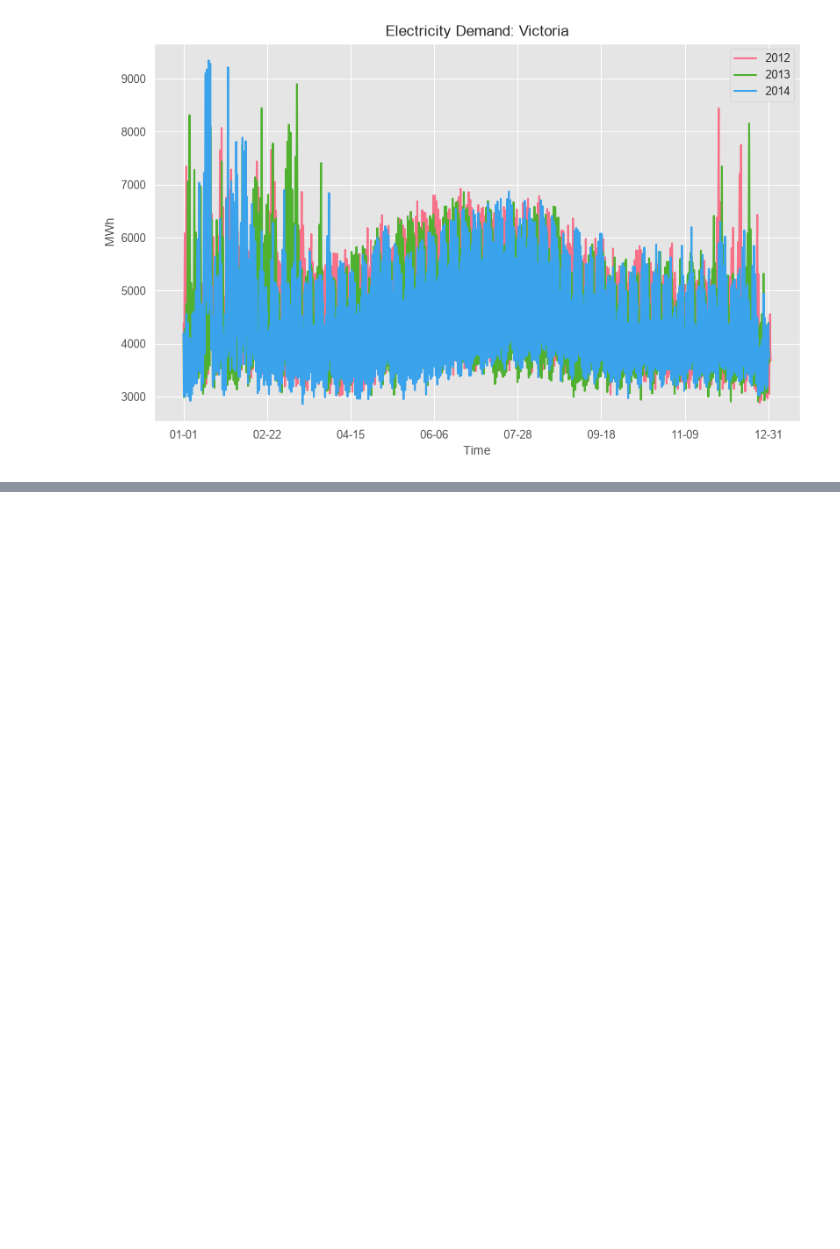
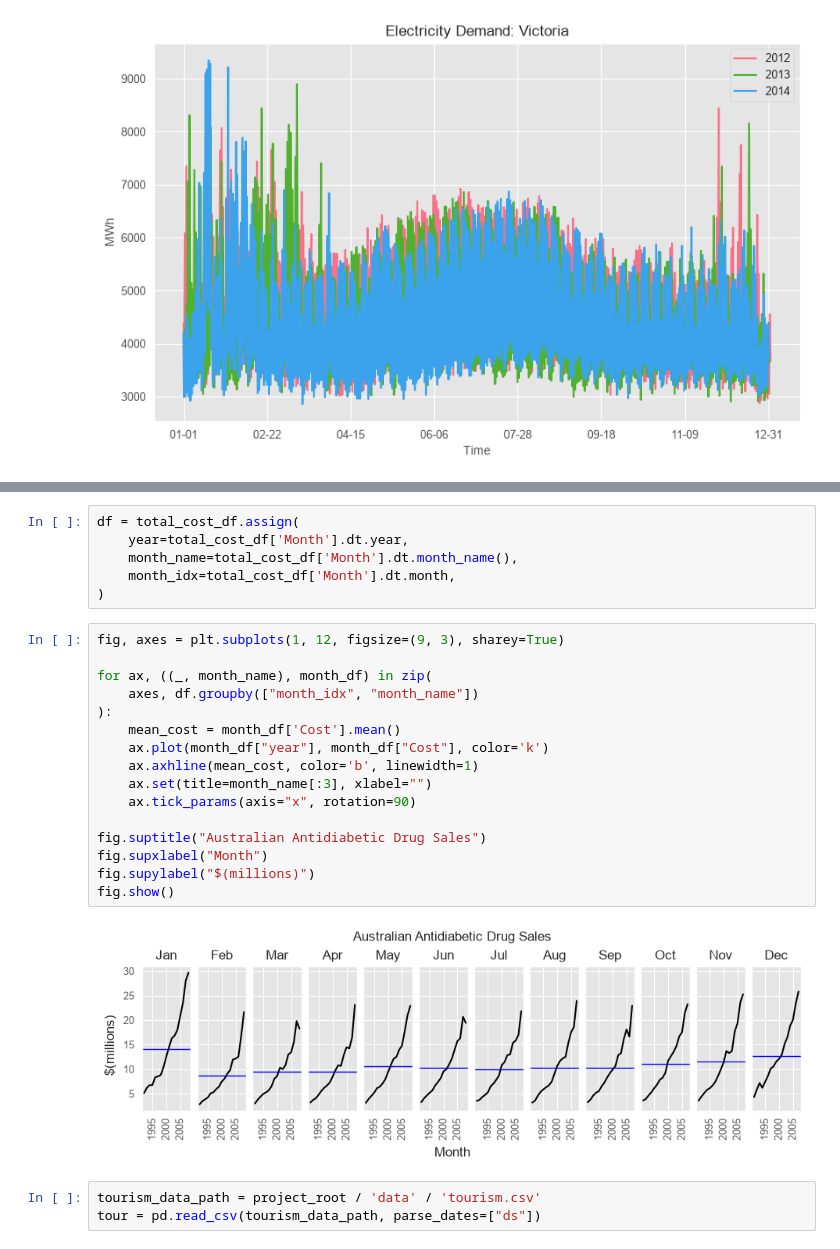
Before and after one commit to Ak62007/TS, a Jupyter notebook: notebooks/00_TS_Graphics.ipynb, the cells around one changed output, grey strips where cells are left out. Saved outputs shown, nothing was run; the diff lists cells and outputs as text; blank space fills up the shorter version.

Commit message:
Learnt more about scatter plots and corr plots

```diff
--- a/notebooks/00_TS_Graphics.ipynb
+++ b/notebooks/00_TS_Graphics.ipynb
@@ -665,0 +682,27 @@ fig.show()
+# %%
+df = total_cost_df.assign(
+    year=total_cost_df['Month'].dt.year,
+    month_name=total_cost_df['Month'].dt.month_name(),
+    month_idx=total_cost_df['Month'].dt.month,
+)
+# %%
+fig, axes = plt.subplots(1, 12, figsize=(9, 3), sharey=True)
+
+for ax, ((_, month_name), month_df) in zip(
+    axes, df.groupby(["month_idx", "month_name"])
+):
+    mean_cost = month_df['Cost'].mean()
+    ax.plot(month_df["year"], month_df["Cost"], color='k')
+    ax.axhline(mean_cost, color='b', linewidth=1)
+    ax.set(title=month_name[:3], xlabel="")
+    ax.tick_params(axis="x", rotation=90)
+
+fig.suptitle("Australian Antidiabetic Drug Sales")
+fig.supxlabel("Month")
+fig.supylabel("$(millions)")
+fig.show()
+# %% [output]
+[figure, added]
+# %%
+tourism_data_path = project_root / 'data' / 'tourism.csv'
+tour = pd.read_csv(tourism_data_path, parse_dates=["ds"])
```
Also changed, not shown: parts of 17 cells of this notebook.
